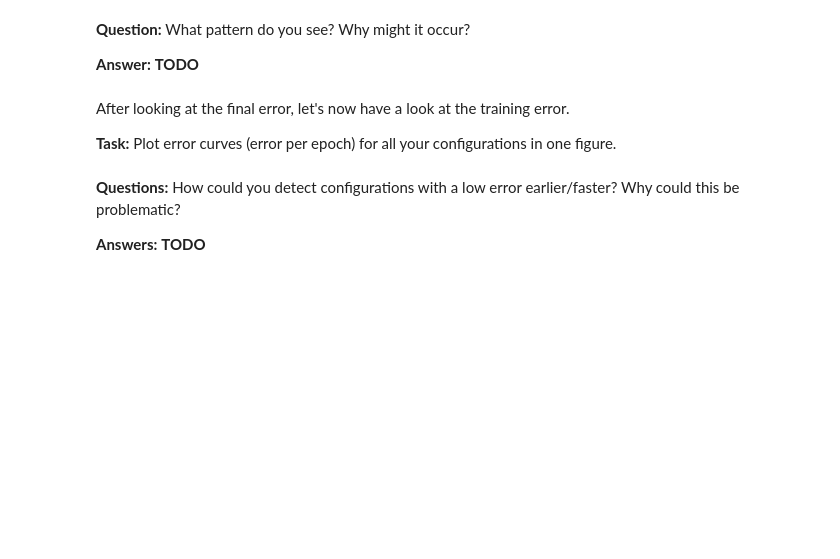
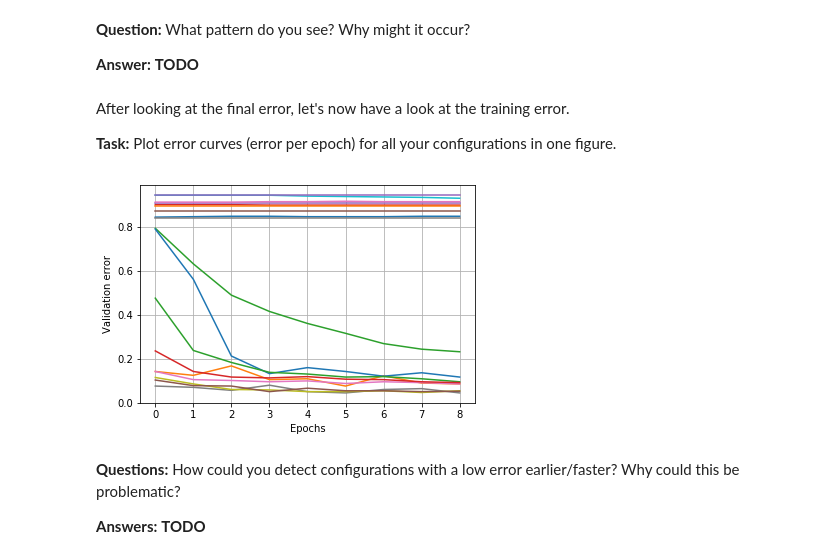
Before and after one commit to bornabesic/deep-learning-exercises, a Jupyter notebook: Exercise 6/exercise06_hpo_bohb.ipynb, the cells around one changed output. Drawn from its saved outputs; the diff is of its cells as text; code cells hidden in the pictures; blank space fills up the shorter version.

```diff
--- a/Exercise 6/exercise06_hpo_bohb.ipynb
+++ b/Exercise 6/exercise06_hpo_bohb.ipynb
@@ -336,3 +354,16 @@ After looking at the final error, let's now have a look at the training error.
+# %%
+# START TODO ################
+epochs = range(len(val_errorss[0]))
+plt.figure()
+plt.grid(True)
+plt.xlabel("Epochs")
+plt.ylabel("Validation error")
+for val_errors in val_errorss:
+    plt.plot(epochs, val_errors)
+
+# END TODO ################
+# %% [output]
+[figure, added]
 # %% [markdown]
 **Questions:** How could you detect configurations with a low error earlier/faster? Why could this be problematic?
 
```
Also changed, not shown: parts of 4 cells of this notebook.
